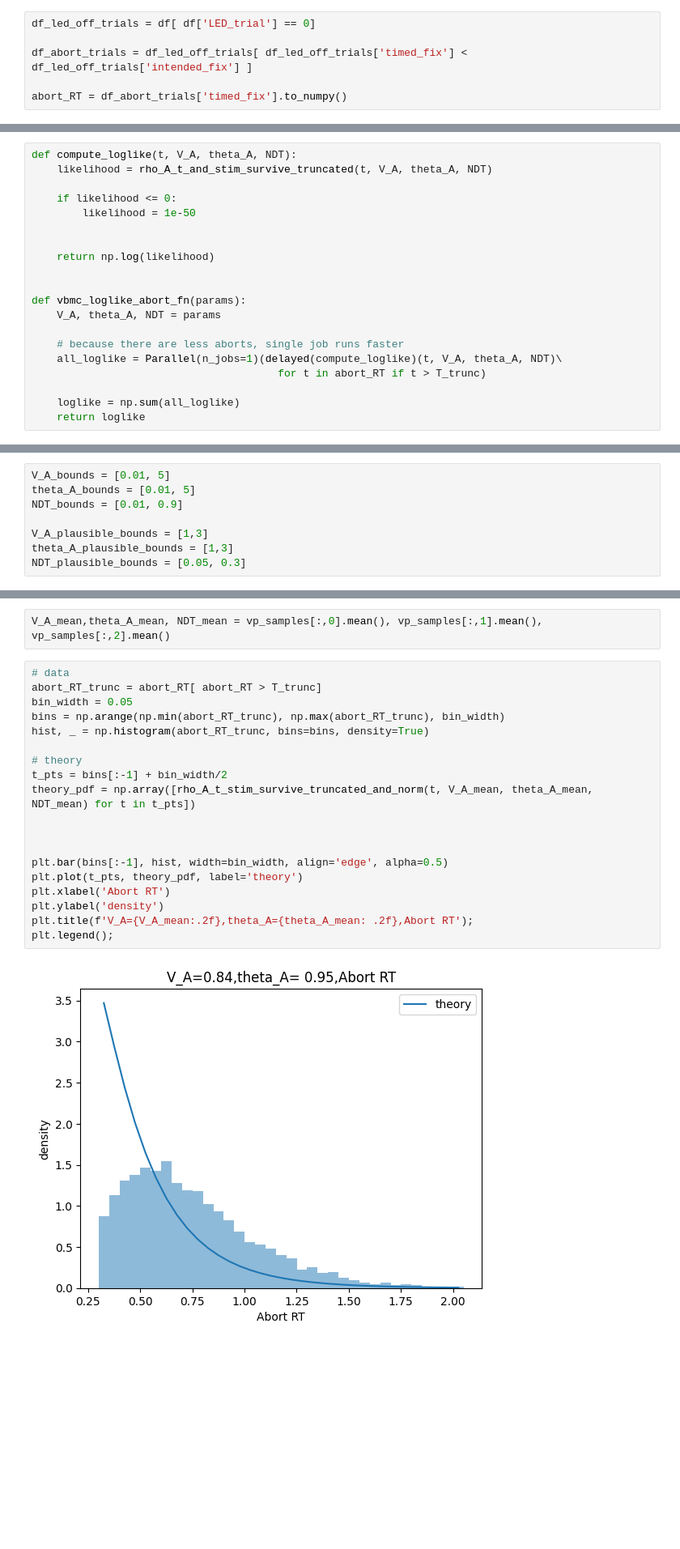
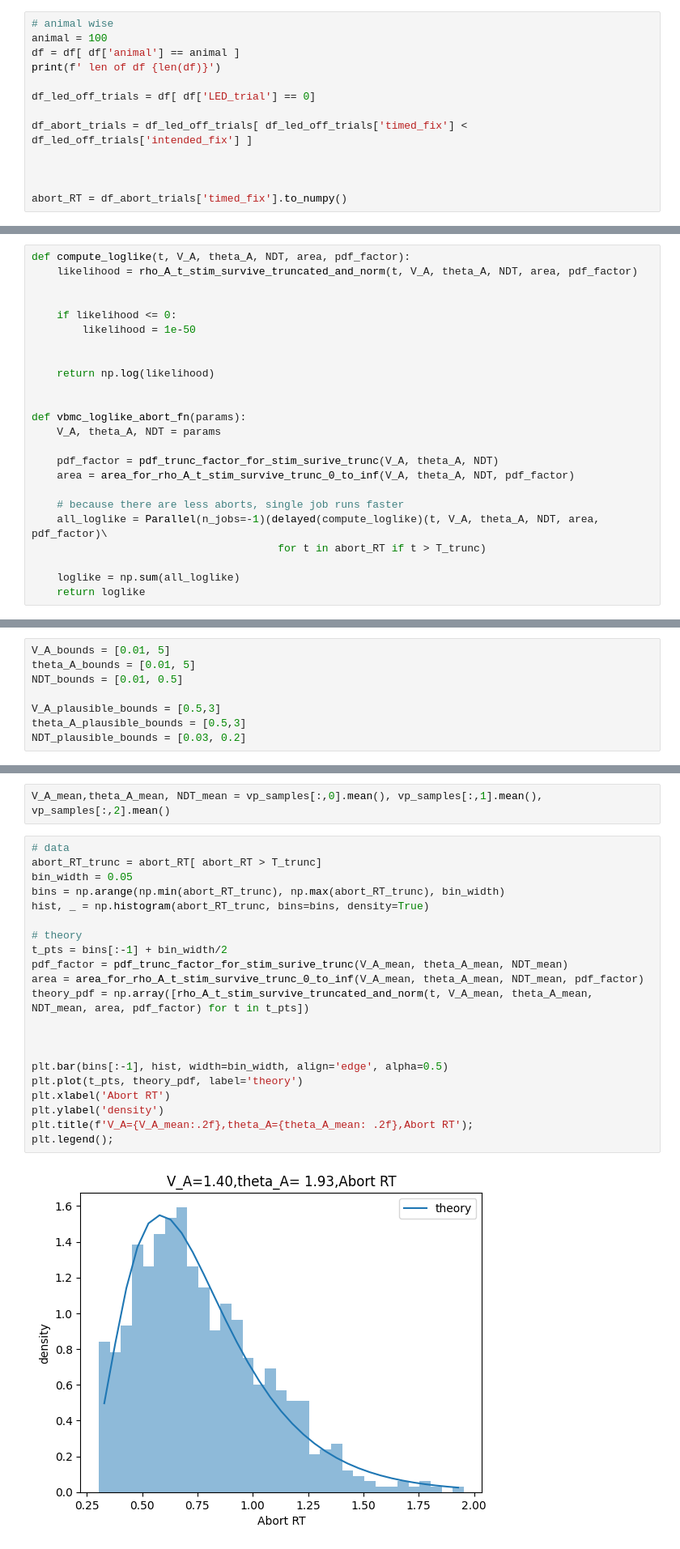
Before and after one commit to rakaar/ddm_data, a Jupyter notebook: vbmc_fit/vbmc_abort_psiam_tied.ipynb, the cells around one changed output, grey strips where cells are left out. Shown at 81% size. Drawn from its saved outputs; the diff is of its cells as text; blank space fills up the shorter version.

```diff
--- a/vbmc_fit/vbmc_abort_psiam_tied.ipynb
+++ b/vbmc_fit/vbmc_abort_psiam_tied.ipynb
@@ -65,8 +65,15 @@ ILD: [-16.  -8.  -4.  -2.  -1.   1.   2.   4.   8.  16.]
 # %% [markdown]
 # Aborts LED off
 # %%
+# animal wise
+animal = 100
+df = df[ df['animal'] == animal ]
+print(f' len of df {len(df)}')
+
 df_led_off_trials = df[ df['LED_trial'] == 0]
 
 df_abort_trials = df_led_off_trials[ df_led_off_trials['timed_fix'] < df_led_off_trials['intended_fix'] ]
 
+
+
 abort_RT = df_abort_trials['timed_fix'].to_numpy()
@@ -136,8 +158,9 @@ plt.ylabel('density');
 # %% [markdown]
 ## loglike fn
 # %%
-def compute_loglike(t, V_A, theta_A, NDT):
-    likelihood = rho_A_t_and_stim_survive_truncated(t, V_A, theta_A, NDT)
+def compute_loglike(t, V_A, theta_A, NDT, area, pdf_factor):
+    likelihood = rho_A_t_stim_survive_truncated_and_norm(t, V_A, theta_A, NDT, area, pdf_factor)
+
 
     if likelihood <= 0:
         likelihood = 1e-50
@@ -149,8 +172,11 @@ def compute_loglike(t, V_A, theta_A, NDT):
 def vbmc_loglike_abort_fn(params):
     V_A, theta_A, NDT = params
 
+    pdf_factor = pdf_trunc_factor_for_stim_surive_trunc(V_A, theta_A, NDT)
+    area = area_for_rho_A_t_stim_survive_trunc_0_to_inf(V_A, theta_A, NDT, pdf_factor)
+
     # because there are less aborts, single job runs faster
-    all_loglike = Parallel(n_jobs=1)(delayed(compute_loglike)(t, V_A, theta_A, NDT)\
+    all_loglike = Parallel(n_jobs=-1)(delayed(compute_loglike)(t, V_A, theta_A, NDT, area, pdf_factor)\
                                        for t in abort_RT if t > T_trunc)
 
     loglike = np.sum(all_loglike)
@@ -160,11 +186,11 @@ def vbmc_loglike_abort_fn(params):
 # %%
 V_A_bounds = [0.01, 5]
 theta_A_bounds = [0.01, 5]
-NDT_bounds = [0.01, 0.9]
+NDT_bounds = [0.01, 0.5]
 
-V_A_plausible_bounds = [1,3]
-theta_A_plausible_bounds = [1,3]
-NDT_plausible_bounds = [0.05, 0.3]
+V_A_plausible_bounds = [0.5,3]
+theta_A_plausible_bounds = [0.5,3]
+NDT_plausible_bounds = [0.03, 0.2]
 # %% [markdown]
 ## prior
 # %%
@@ -260,21 +283,23 @@ V_A_mean,theta_A_mean, NDT_mean = vp_samples[:,0].mean(), vp_samples[:,1].mean()
 # %%
 # data
 abort_RT_trunc = abort_RT[ abort_RT > T_trunc]
 bin_width = 0.05
 bins = np.arange(np.min(abort_RT_trunc), np.max(abort_RT_trunc), bin_width)
 hist, _ = np.histogram(abort_RT_trunc, bins=bins, density=True)
 
 # theory
 t_pts = bins[:-1] + bin_width/2
-theory_pdf = np.array([rho_A_t_stim_survive_truncated_and_norm(t, V_A_mean, theta_A_mean, NDT_mean) for t in t_pts])
+pdf_factor = pdf_trunc_factor_for_stim_surive_trunc(V_A_mean, theta_A_mean, NDT_mean)
+area = area_for_rho_A_t_stim_survive_trunc_0_to_inf(V_A_mean, theta_A_mean, NDT_mean, pdf_factor)
+theory_pdf = np.array([rho_A_t_stim_survive_truncated_and_norm(t, V_A_mean, theta_A_mean, NDT_mean, area, pdf_factor) for t in t_pts])
 
 
 
 plt.bar(bins[:-1], hist, width=bin_width, align='edge', alpha=0.5)
 plt.plot(t_pts, theory_pdf, label='theory')
 plt.xlabel('Abort RT')
 plt.ylabel('density')
 plt.title(f'V_A={V_A_mean:.2f},theta_A={theta_A_mean: .2f},Abort RT');
 plt.legend();
 # %% [output]
-[figure, old version]
+[figure, new version]
```
Also changed, not shown: parts of 8 cells of this notebook, 8 other files.
